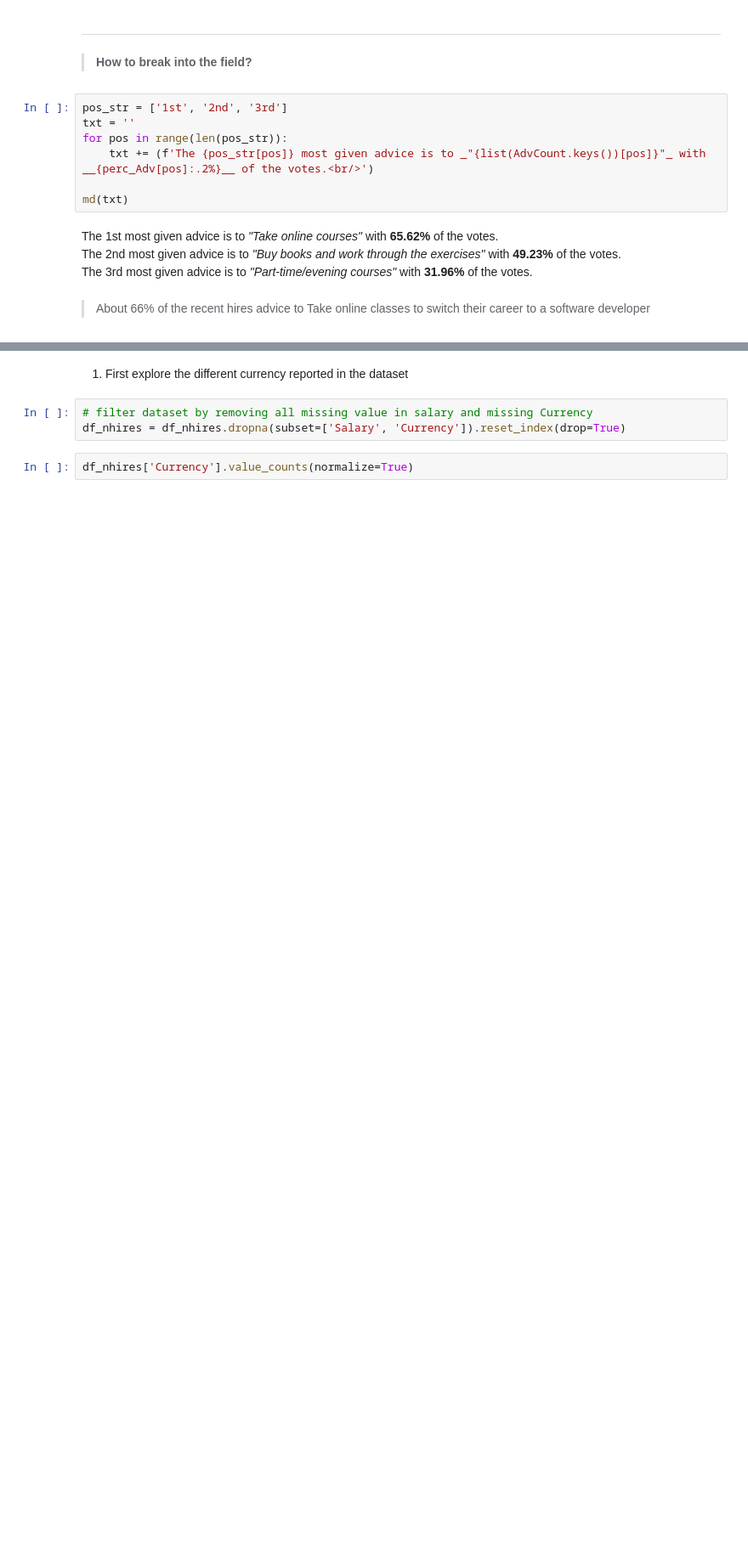
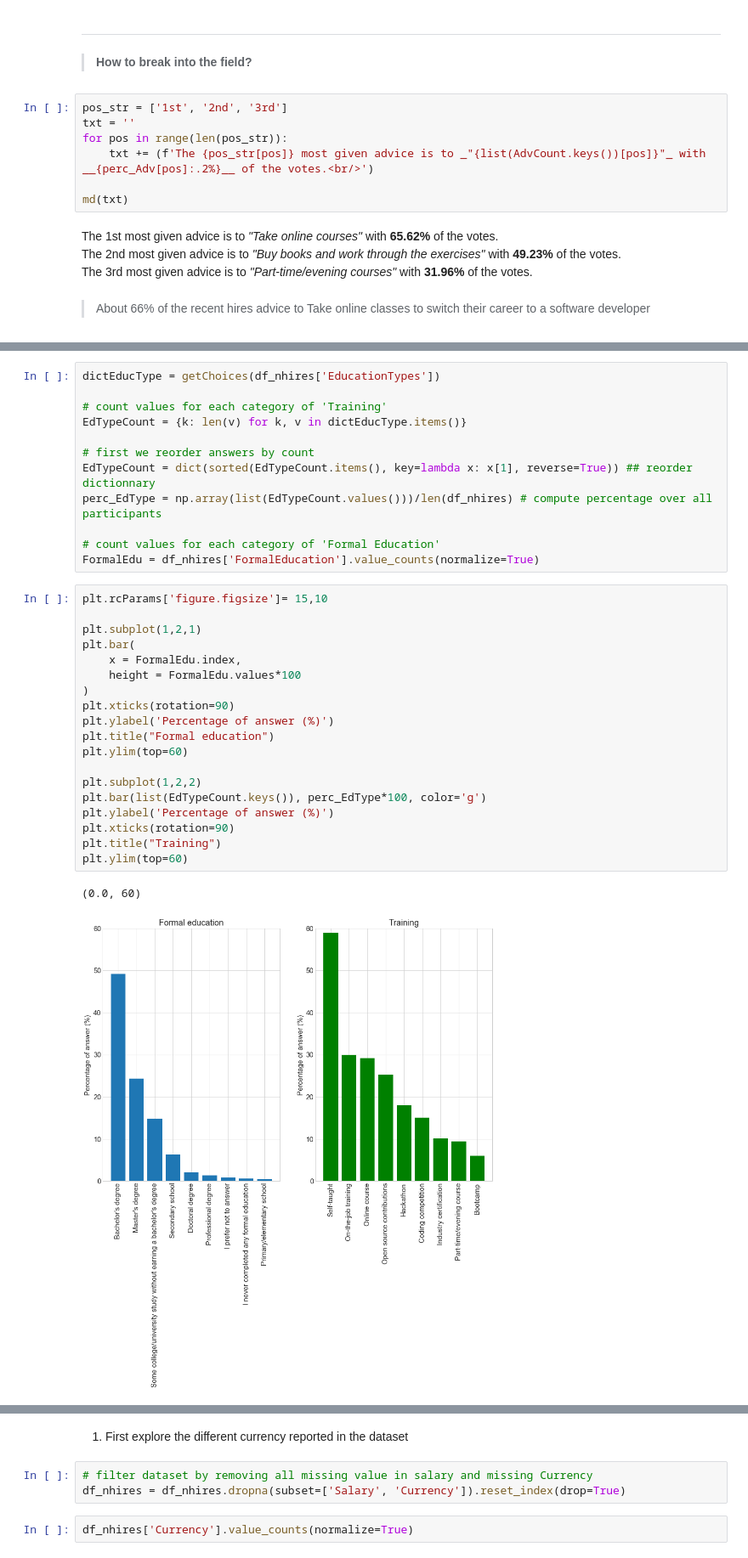
Before and after one commit to 6one2/Stack_PublicSurvey, a Jupyter notebook: code/StackPublicSurvey.ipynb, the cells around one changed output, grey strips where cells are left out. Shown: that part at 85% size. Saved outputs shown, nothing was run; the diff lists cells and outputs as text; blank space fills up the shorter version.

```diff
--- a/code/StackPublicSurvey.ipynb
+++ b/code/StackPublicSurvey.ipynb
@@ -141,0 +157,34 @@ The 1st most given advice is to _"Take online courses"_ with __65.62%__ of the v
+# %%
+dictEducType = getChoices(df_nhires['EducationTypes'])
+
+# count values for each category of 'Training'
+EdTypeCount = {k: len(v) for k, v in dictEducType.items()}
+
+# first we reorder answers by count
+EdTypeCount = dict(sorted(EdTypeCount.items(), key=lambda x: x[1], reverse=True)) ## reorder dictionnary
+perc_EdType = np.array(list(EdTypeCount.values()))/len(df_nhires) # compute percentage over all participants
+
+# count values for each category of 'Formal Education'
+FormalEdu = df_nhires['FormalEducation'].value_counts(normalize=True)
+# %%
+plt.rcParams['figure.figsize']= 15,10
+
+plt.subplot(1,2,1)
+plt.bar(
+    x = FormalEdu.index,
+    height = FormalEdu.values*100
+)
+plt.xticks(rotation=90)
+plt.ylabel('Percentage of answer (%)')
+plt.title("Formal education")
+plt.ylim(top=60)
+
+plt.subplot(1,2,2)
+plt.bar(list(EdTypeCount.keys()), perc_EdType*100, color='g')
+plt.ylabel('Percentage of answer (%)')
+plt.xticks(rotation=90)
+plt.title("Training")
+plt.ylim(top=60)
+# %% [output]
+(0.0, 60)
+[figure, added]
```
Also changed, not shown: parts of 42 cells of this notebook, 1 other file.
